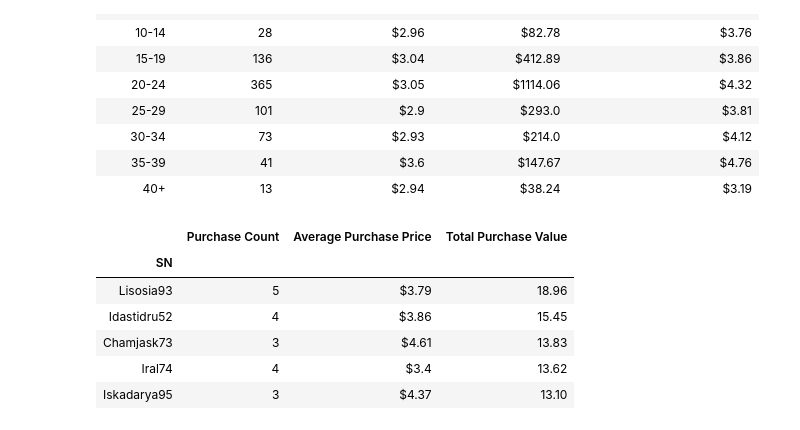
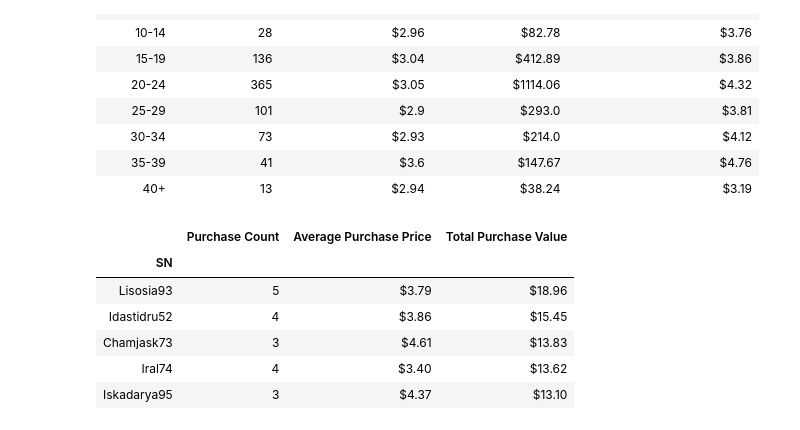
Before and after one commit to vijay-mygit/Pandas-Challenge, a Jupyter notebook: HeroesOfPymoli/MyCode_HeroesOfPymoli.ipynb, the cells around one changed output. Cells and saved outputs as stored; diff of their text form; code cells hidden in the pictures.

```diff
--- a/HeroesOfPymoli/My_code.ipynb
+++ b/HeroesOfPymoli/MyCode_HeroesOfPymoli.ipynb
@@ -19,7 +19,9 @@ file
 | 779 | 779 | Ennrian78 | 24 | Male | 50 | Dawn | 4.60 |
 780 rows × 7 columns
 # %%
-file = file.dropna(how='any')
+#Player Count
+#Display the total number of players
+
 Total_players = len(file["SN"].value_counts())
 total_table = pd.DataFrame({"Total Players":[Total_players]})
 total_table
@@ -136,22 +174,27 @@ range_table_summary
 | 35-39 | 41 | $3.6 | $147.67 | $4.76 |
 | 40+ | 13 | $2.94 | $38.24 | $3.19 |
 # %%
+#Top Spenders
+#Run basic calculations to obtain the results in the table below
+#Create a summary data frame to hold the results
+#Sort the total purchase value column in descending order
+#Optional: give the displayed data cleaner formatting
+#Display a preview of the summary data frame
+
 name_purchases = file.groupby("SN")["Purchase ID"].count()
-name_avg_price = round(file.groupby("SN")["Price"].mean(),2)
-name_avg_price = "$" + name_avg_price.astype(str)
-name_total_value = round(file.groupby("SN")["Price"].sum(),2)
-#name_total_value = "$" + name_total_value.astype(str)
+name_avg_price = file.groupby("SN")["Price"].mean()
+name_total_value = file.groupby("SN")["Price"].sum()
 top_spenders = pd.DataFrame({"Purchase Count":name_purchases,"Average Purchase Price":name_avg_price,
                             "Total Purchase Value":name_total_value})
-#top_spenders = top_spenders["Total Purchase Value"].replace('$','', regex=True).astype('float')
 top_spenders_summary = top_spenders.sort_values(["Total Purchase Value"],ascending = False)
-top_spenders
+top_spenders_summary["Total Purchase Value"] = top_spenders_summary["Total Purchase Value"].map("${:.2f}".format)
+top_spenders_summary["Average Purchase Price"] = top_spenders_summary["Average Purchase Price"].map("${:.2f}".format)
 top_spenders_summary.head()
 # %% [output]
 |  | Purchase Count | Average Purchase Price | Total Purchase Value |
 | SN |  |  |  |
-| Lisosia93 | 5 | $3.79 | 18.96 |
-| Idastidru52 | 4 | $3.86 | 15.45 |
-| Chamjask73 | 3 | $4.61 | 13.83 |
-| Iral74 | 4 | $3.4 | 13.62 |
-| Iskadarya95 | 3 | $4.37 | 13.10 |
+| Lisosia93 | 5 | $3.79 | $18.96 |
+| Idastidru52 | 4 | $3.86 | $15.45 |
+| Chamjask73 | 3 | $4.61 | $13.83 |
+| Iral74 | 4 | $3.40 | $13.62 |
+| Iskadarya95 | 3 | $4.37 | $13.10 |
```
Also changed, not shown: parts of 7 cells of this notebook.
